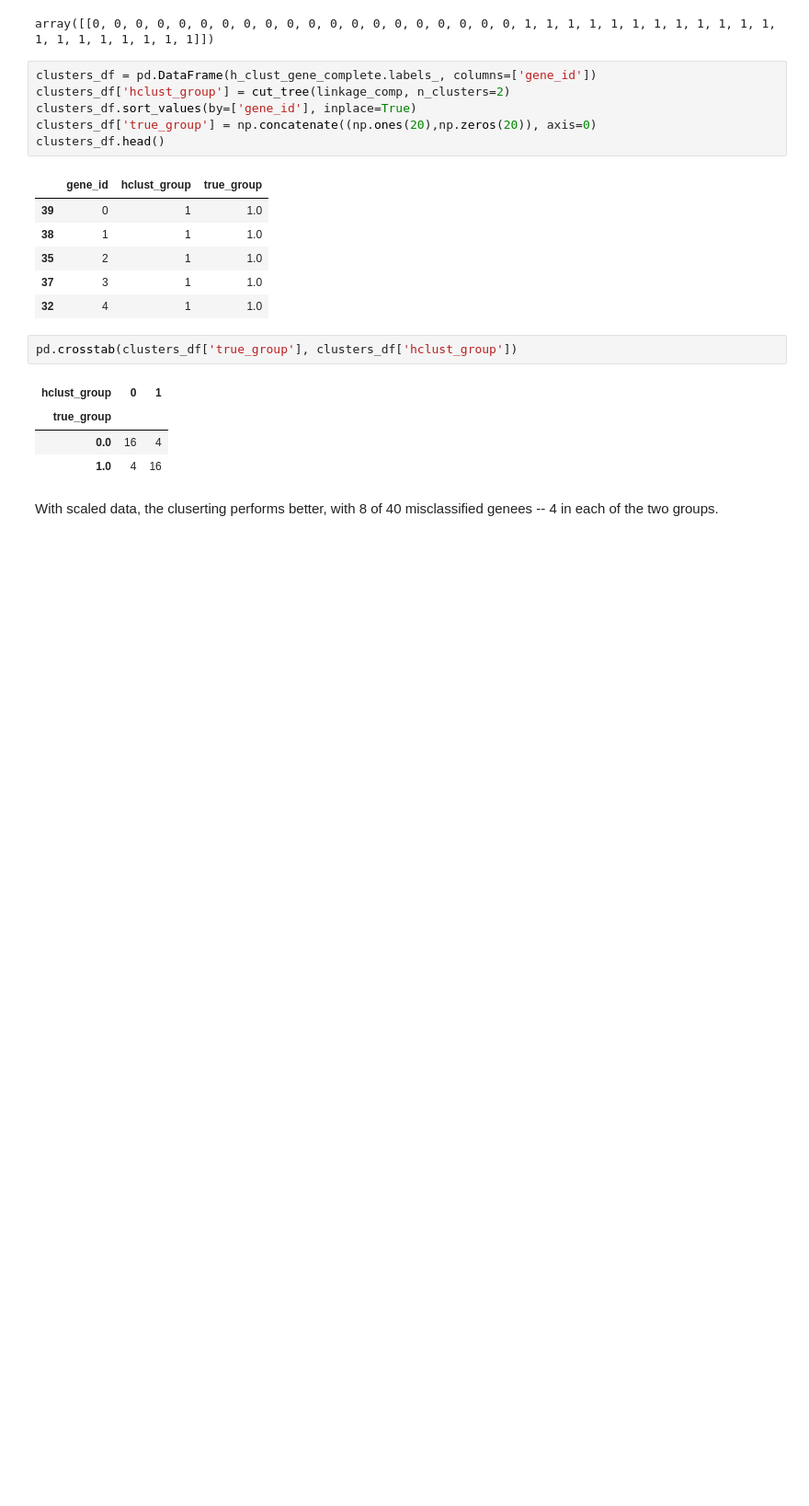
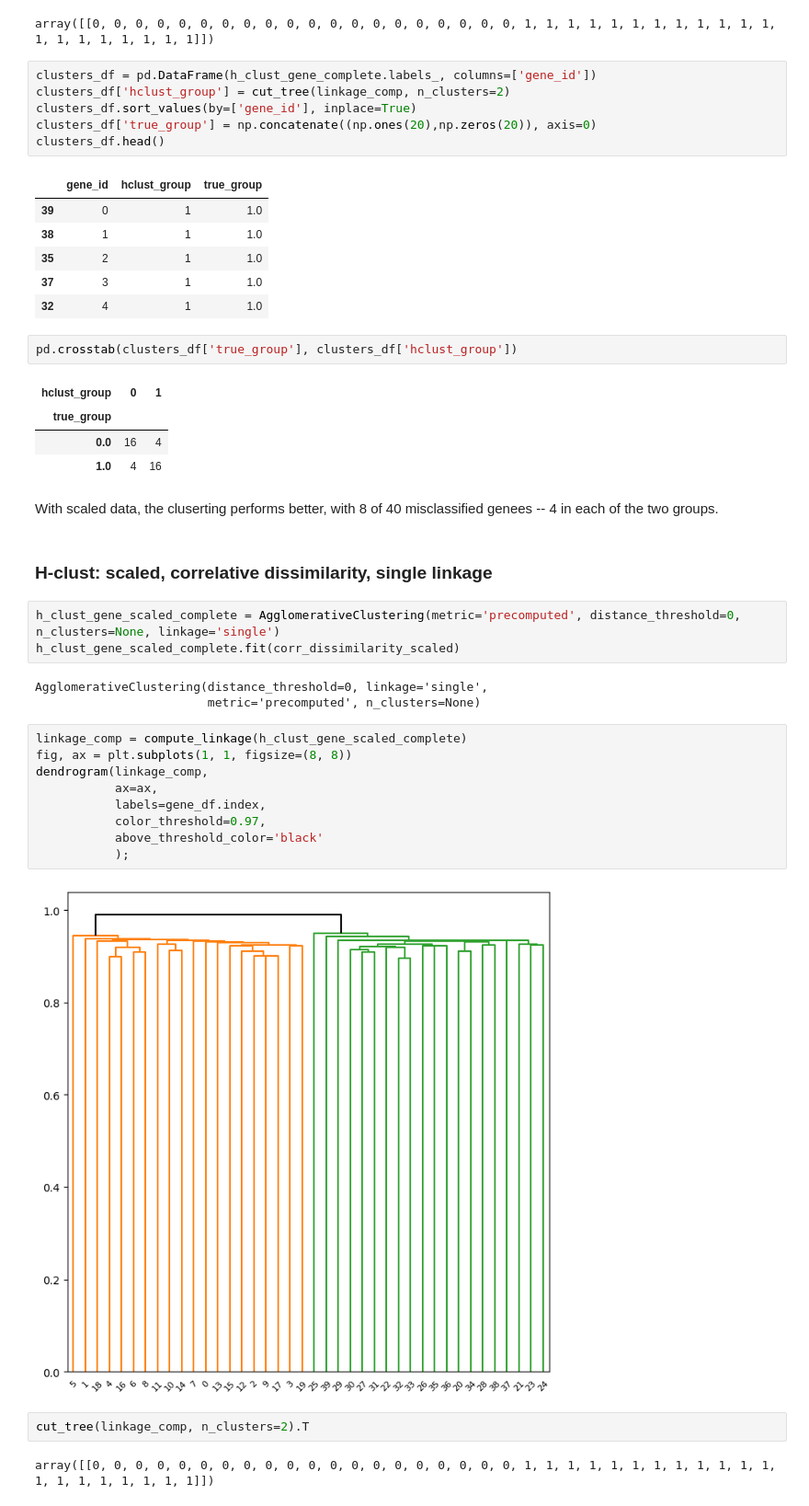
Before and after one commit to drwslv/StanfordOnline-Statistical-Learning, a Jupyter notebook: Ch12 Solutions Applied.ipynb, the cells around one changed output. Shown at 92% size. Drawn from its saved outputs; the diff is of its cells as text; blank space fills up the shorter version.

```diff
--- a/Ch12 Solutions Applied.ipynb
+++ b/Ch12 Solutions Applied.ipynb
@@ -806,3 +806,26 @@ pd.crosstab(clusters_df['true_group'], clusters_df['hclust_group'])
 | 1.0 | 4 | 16 |
 # %% [markdown]
 With scaled data, the cluserting performs better, with 8 of 40 misclassified genees -- 4 in each of the two groups.
+# %% [markdown]
+### H-clust: scaled, correlative dissimilarity, single linkage
+# %%
+h_clust_gene_scaled_complete = AgglomerativeClustering(metric='precomputed', distance_threshold=0, n_clusters=None, linkage='single')
+h_clust_gene_scaled_complete.fit(corr_dissimilarity_scaled)
+# %% [output]
+AgglomerativeClustering(distance_threshold=0, linkage='single',
+                        metric='precomputed', n_clusters=None)
+# %%
+linkage_comp = compute_linkage(h_clust_gene_scaled_complete)
+fig, ax = plt.subplots(1, 1, figsize=(8, 8))
+dendrogram(linkage_comp,
+           ax=ax,
+           labels=gene_df.index,
+           color_threshold=0.97,
+           above_threshold_color='black'
+           );
+# %% [output]
+[figure, added]
+# %%
+cut_tree(linkage_comp, n_clusters=2).T
+# %% [output]
+array([[0, 0, 0, 0, 0, 0, 0, 0, 0, 0, 0, 0, 0, 0, 0, 0, 0, 0, 0, 0, 1, 1, 1, 1, 1, 1, 1, 1, 1, 1, 1, 1, 1, 1, 1, 1, 1, 1, 1, 1]])
```
Also changed, not shown: parts of 15 cells of this notebook.
